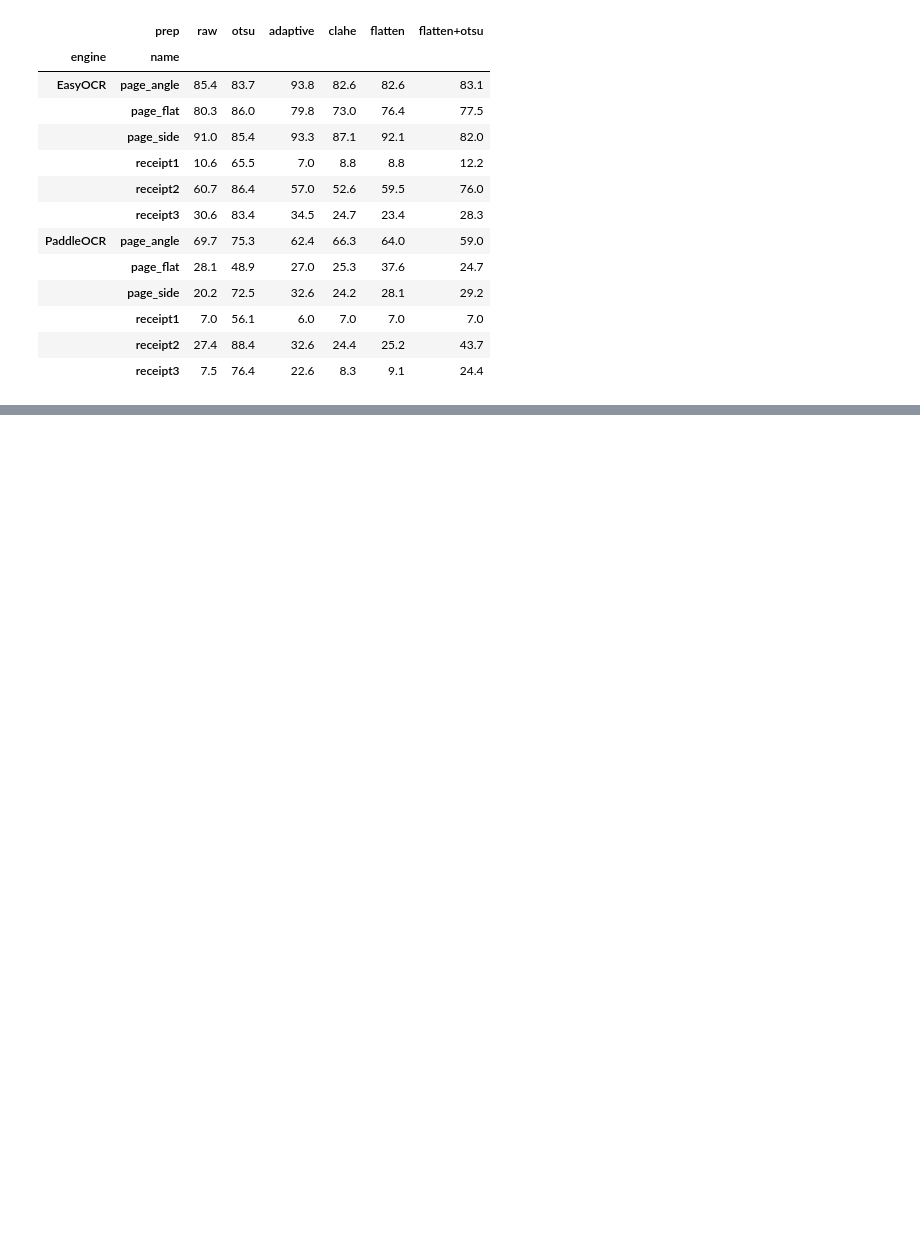
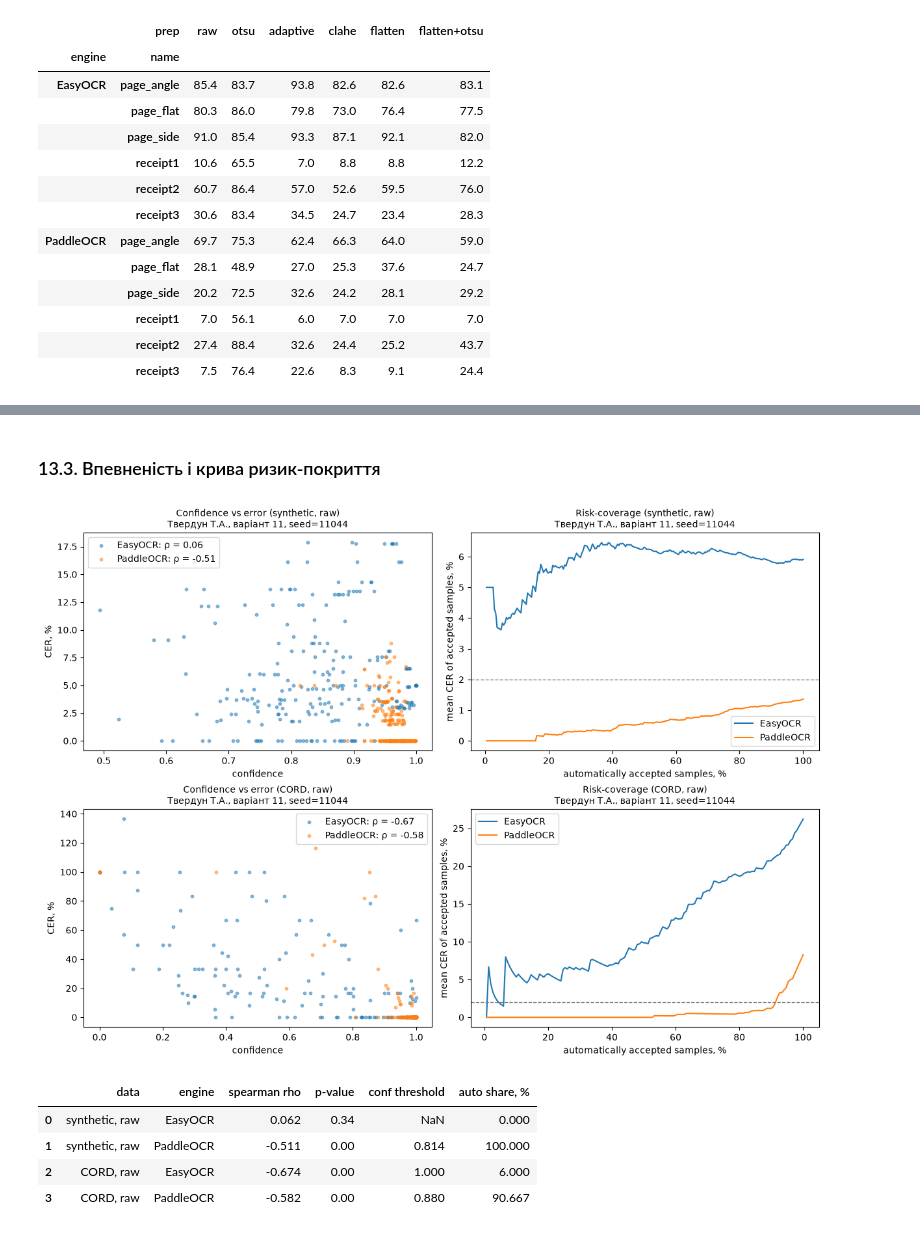
Before and after one commit to TanyaTverdun/AI_lab3_text_recognition, a Jupyter notebook: lab3.ipynb, the cells around one changed output, grey strips where cells are left out. Saved outputs shown, nothing was run; the diff lists cells and outputs as text; code cells hidden in the pictures; blank space fills up the shorter version.

```diff
--- a/lab3.ipynb
+++ b/lab3.ipynb
@@ -900,0 +989,44 @@ summary_own
+# %% [markdown]
+### 13.3. Впевненість і крива ризик-покриття
+# %%
+def risk_coverage(g):
+    g = g.sort_values("conf", ascending=False)
+    n = np.arange(1, len(g) + 1)
+    return n / len(g), g["cer"].cumsum().values / n, g["conf"].values
+
+TARGET = 0.02
+conf_rows = []
+data_sets = {"synthetic, raw": res[res["prep"] == "raw"],
+             "CORD, raw": res_cord[res_cord["prep"] == "raw"]}
+
+fig, axes = plt.subplots(2, 2, figsize=(12, 8.5), layout="constrained")
+for row, (data_name, d) in zip(axes, data_sets.items()):
+    for eng, g in d.groupby("engine"):
+        rho, p = spearmanr(g["conf"], g["cer"])
+        row[0].scatter(g["conf"], g["cer"] * 100, s=10, alpha=0.5, label=f"{eng}: ρ = {rho:.2f}")
+        coverage, risk, confs = risk_coverage(g)
+        row[1].plot(coverage * 100, risk * 100, label=eng)
+        ok = np.where(risk <= TARGET)[0]
+        conf_rows.append({"data": data_name, "engine": eng, "spearman rho": rho, "p-value": p,
+                          "conf threshold": confs[ok.max()] if len(ok) else np.nan,
+                          "auto share, %": coverage[ok.max()] * 100 if len(ok) else 0.0})
+    row[0].set_xlabel("confidence")
+    row[0].set_ylabel("CER, %")
+    row[0].legend()
+    stamp(row[0], f"Confidence vs error ({data_name})")
+    row[1].axhline(TARGET * 100, ls="--", c="grey", lw=1)
+    row[1].set_xlabel("automatically accepted samples, %")
+    row[1].set_ylabel("mean CER of accepted samples, %")
+    row[1].legend()
+    stamp(row[1], f"Risk-coverage ({data_name})")
+fig.savefig("figures/fig3_confidence.png", dpi=150, bbox_inches="tight")
+plt.show()
+
+pd.DataFrame(conf_rows).round(3)
+# %% [output]
+[figure, added]
+|  | data | engine | spearman rho | p-value | conf threshold | auto share, % |
+| 0 | synthetic, raw | EasyOCR | 0.062 | 0.34 | NaN | 0.000 |
+| 1 | synthetic, raw | PaddleOCR | -0.511 | 0.00 | 0.814 | 100.000 |
+| 2 | CORD, raw | EasyOCR | -0.674 | 0.00 | 1.000 | 6.000 |
+| 3 | CORD, raw | PaddleOCR | -0.582 | 0.00 | 0.880 | 90.667 |
```
Also changed, not shown: parts of 11 cells of this notebook.
